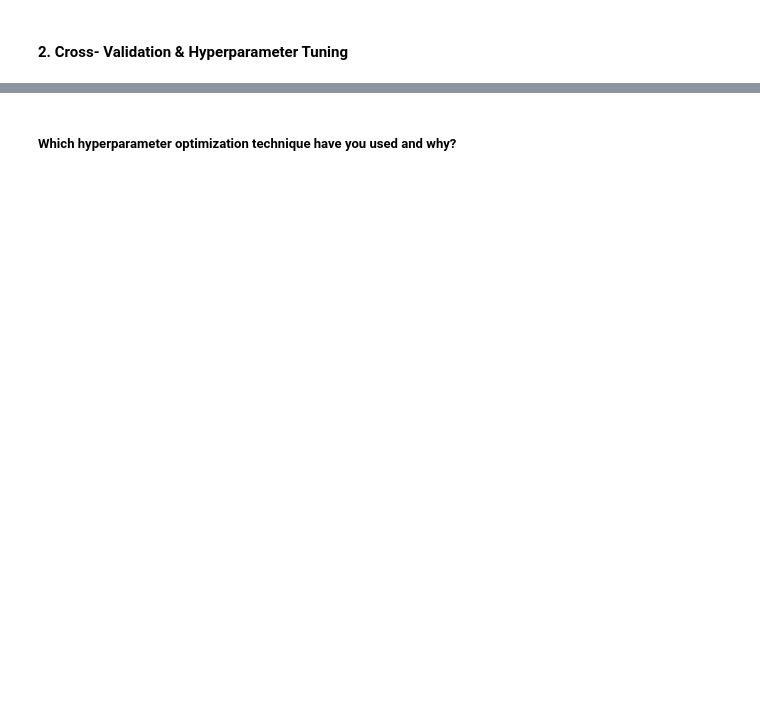
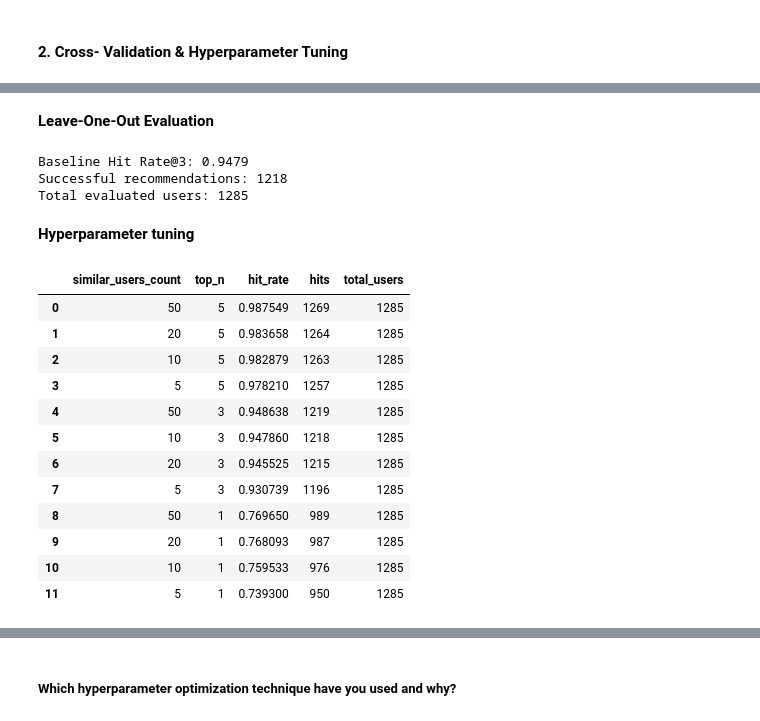
Before and after one commit to Sagarjain93/Machine-Learning-Portfolio, a Jupyter notebook: 01_End_to_End/Travel_MLops_Capstone/notebooks/03_Hotel_Recommendation.ipynb, the cells around one changed output, grey strips where cells are left out. Cells and saved outputs as stored; diff of their text form; code cells hidden in the pictures; blank space fills up the shorter version.

```diff
--- a/01_End_to_End/Travel_MLops_Capstone/notebooks/03_Hotel_Recommendation.ipynb
+++ b/01_End_to_End/Travel_MLops_Capstone/notebooks/03_Hotel_Recommendation.ipynb
@@ -3186,0 +3436,2 @@ display(model_1_results)
+# %% [markdown]
+**Leave-One-Out Evaluation**
@@ -3186,0 +3529,62 @@ display(model_1_results)
+# %%
+baseline_hit_rate, baseline_hits, baseline_total = evaluate_collaborative_filtering(
+    top_n=3,
+    similar_users_count=10
+)
+
+print("Baseline Hit Rate@3:", round(baseline_hit_rate, 4))
+print("Successful recommendations:", baseline_hits)
+print("Total evaluated users:", baseline_total)
+# %% [output]
+Baseline Hit Rate@3: 0.9479
+Successful recommendations: 1218
+Total evaluated users: 1285
+# %% [markdown]
+**Hyperparameter tuning**
+# %%
+# Hyperparameter tuning for Collaborative Filtering
+
+similar_users_values = [5, 10, 20, 50]
+top_n_values = [1, 3, 5]
+
+tuning_results = []
+
+for similar_users_count in similar_users_values:
+
+    for top_n in top_n_values:
+
+        hit_rate, hits, total_users = evaluate_collaborative_filtering(
+            top_n=top_n,
+            similar_users_count=similar_users_count
+        )
+
+        tuning_results.append({
+            'similar_users_count': similar_users_count,
+            'top_n': top_n,
+            'hit_rate': hit_rate,
+            'hits': hits,
+            'total_users': total_users
+        })
+
+tuning_results_df = pd.DataFrame(tuning_results)
+
+tuning_results_df = tuning_results_df.sort_values(
+    by='hit_rate',
+    ascending=False
+).reset_index(drop=True)
+
+display(tuning_results_df)
+# %% [output]
+|  | similar_users_count | top_n | hit_rate | hits | total_users |
+| 0 | 50 | 5 | 0.987549 | 1269 | 1285 |
+| 1 | 20 | 5 | 0.983658 | 1264 | 1285 |
+| 2 | 10 | 5 | 0.982879 | 1263 | 1285 |
+| 3 | 5 | 5 | 0.978210 | 1257 | 1285 |
+| 4 | 50 | 3 | 0.948638 | 1219 | 1285 |
+| 5 | 10 | 3 | 0.947860 | 1218 | 1285 |
+| 6 | 20 | 3 | 0.945525 | 1215 | 1285 |
+| 7 | 5 | 3 | 0.930739 | 1196 | 1285 |
+| 8 | 50 | 1 | 0.769650 | 989 | 1285 |
+| 9 | 20 | 1 | 0.768093 | 987 | 1285 |
+| 10 | 10 | 1 | 0.759533 | 976 | 1285 |
+| 11 | 5 | 1 | 0.739300 | 950 | 1285 |
```
Also changed, not shown: parts of 36 cells of this notebook.
